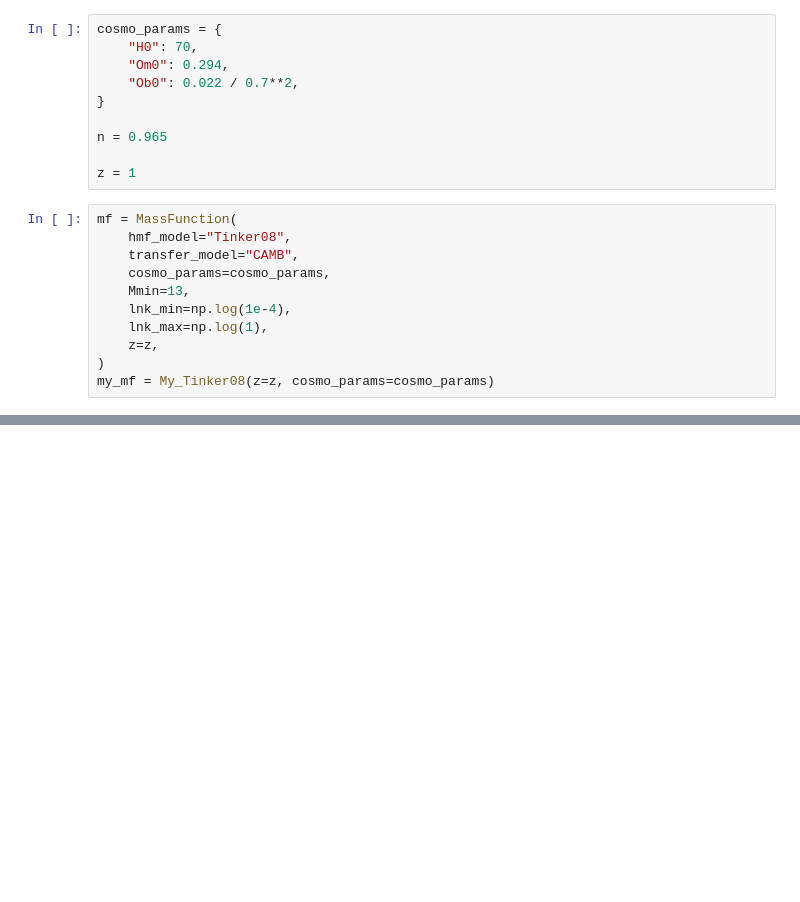
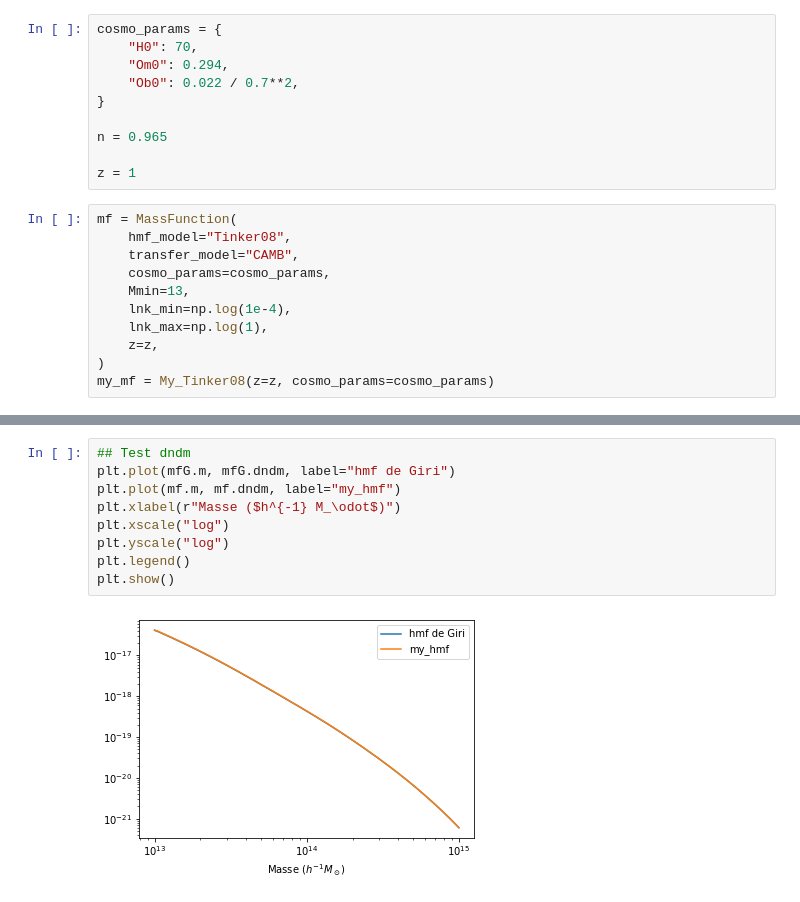
Before and after one commit to Thomas054/My_hmf, a Jupyter notebook: tests.ipynb, the cells around one changed output, grey strips where cells are left out. Drawn from its saved outputs; the diff is of its cells as text; blank space fills up the shorter version.

```diff
--- a/tests.ipynb
+++ b/tests.ipynb
@@ -120,0 +179,11 @@ plt.show()
+# %%
+## Test dndm
+plt.plot(mfG.m, mfG.dndm, label="hmf de Giri")
+plt.plot(mf.m, mf.dndm, label="my_hmf")
+plt.xlabel(r"Masse ($h^{-1} M_\odot$)")
+plt.xscale("log")
+plt.yscale("log")
+plt.legend()
+plt.show()
+# %% [output]
+[figure, added]
```
Also changed, not shown: parts of 21 cells of this notebook, 2 other files.
